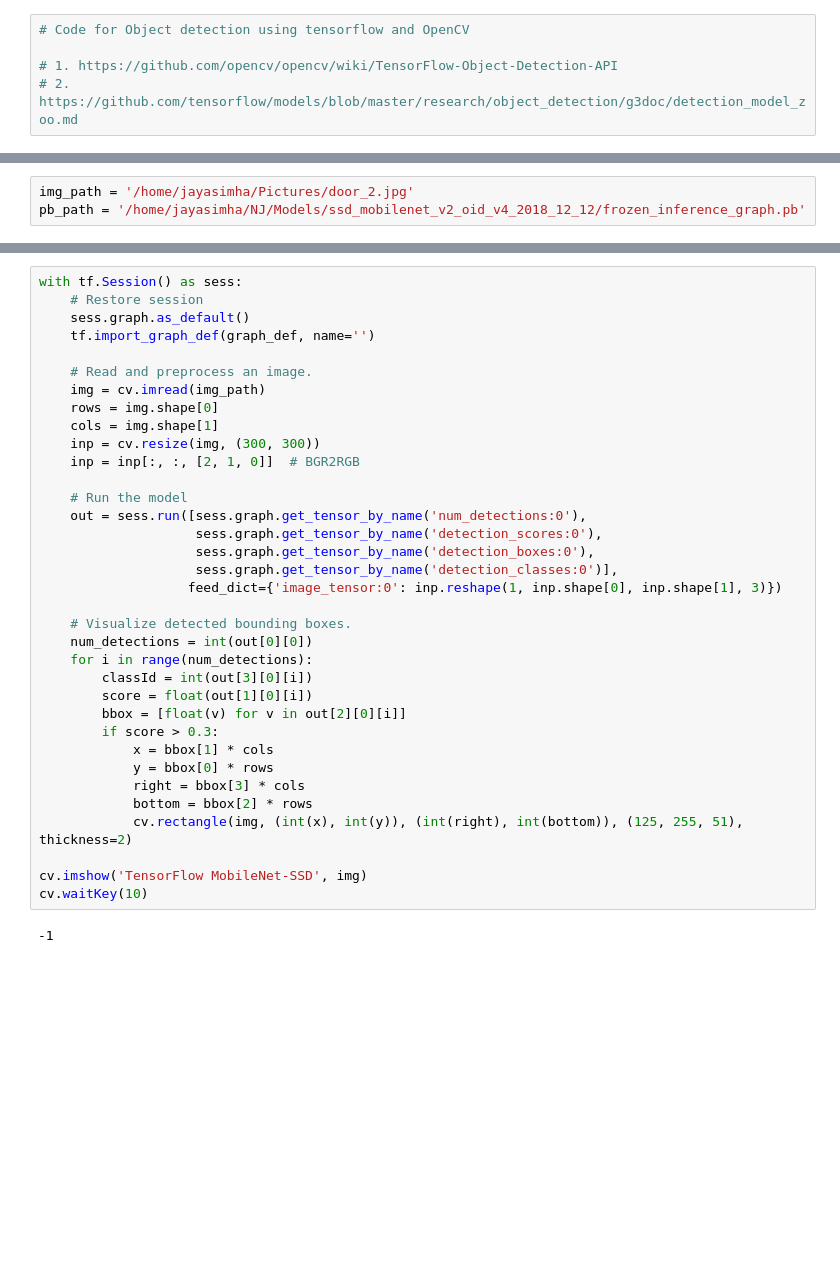
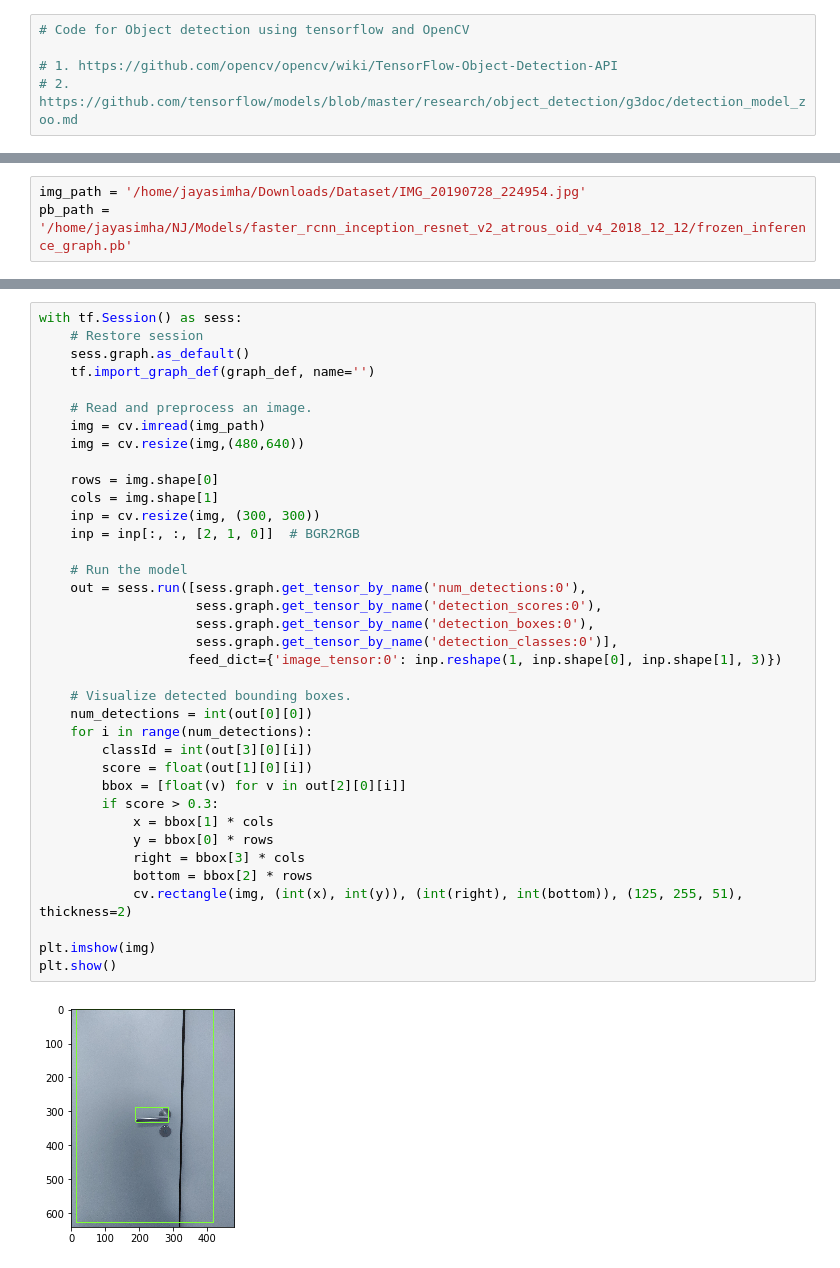
Before and after one commit to njanirudh/Research-Development-HBRS, a Jupyter notebook: src/tf_inference.ipynb, the cells around one changed output, grey strips where cells are left out. Cells and saved outputs as stored; diff of their text form; blank space fills up the shorter version.

```diff
--- a/src/tf_inference.ipynb
+++ b/src/tf_inference.ipynb
@@ -12,8 +15,8 @@ import cv2 as cv
 import warnings
 warnings.filterwarnings('ignore')
 # %%
-img_path = '/home/jayasimha/Pictures/door_2.jpg'
-pb_path = '/home/jayasimha/NJ/Models/ssd_mobilenet_v2_oid_v4_2018_12_12/frozen_inference_graph.pb'
+img_path = '/home/jayasimha/Downloads/Dataset/IMG_20190728_224954.jpg'
+pb_path = '/home/jayasimha/NJ/Models/faster_rcnn_inception_resnet_v2_atrous_oid_v4_2018_12_12/frozen_inference_graph.pb'
 # %%
 # Read the graph.
 # model downloaded from [2]
@@ -32,33 +30,35 @@ with tf.Session() as sess:
     tf.import_graph_def(graph_def, name='')
 
     # Read and preprocess an image.
     img = cv.imread(img_path)
+    img = cv.resize(img,(480,640))
+
     rows = img.shape[0]
     cols = img.shape[1]
     inp = cv.resize(img, (300, 300))
     inp = inp[:, :, [2, 1, 0]]  # BGR2RGB
 
     # Run the model
     out = sess.run([sess.graph.get_tensor_by_name('num_detections:0'),
                     sess.graph.get_tensor_by_name('detection_scores:0'),
                     sess.graph.get_tensor_by_name('detection_boxes:0'),
                     sess.graph.get_tensor_by_name('detection_classes:0')],
                    feed_dict={'image_tensor:0': inp.reshape(1, inp.shape[0], inp.shape[1], 3)})
 
     # Visualize detected bounding boxes.
     num_detections = int(out[0][0])
     for i in range(num_detections):
         classId = int(out[3][0][i])
         score = float(out[1][0][i])
         bbox = [float(v) for v in out[2][0][i]]
         if score > 0.3:
             x = bbox[1] * cols
             y = bbox[0] * rows
             right = bbox[3] * cols
             bottom = bbox[2] * rows
             cv.rectangle(img, (int(x), int(y)), (int(right), int(bottom)), (125, 255, 51), thickness=2)
 
-cv.imshow('TensorFlow MobileNet-SSD', img)
-cv.waitKey(10)
+plt.imshow(img)
+plt.show()
 # %% [output]
--1
+[figure, added]
```
Also changed, not shown: parts of 2 cells of this notebook, 2 other files.
